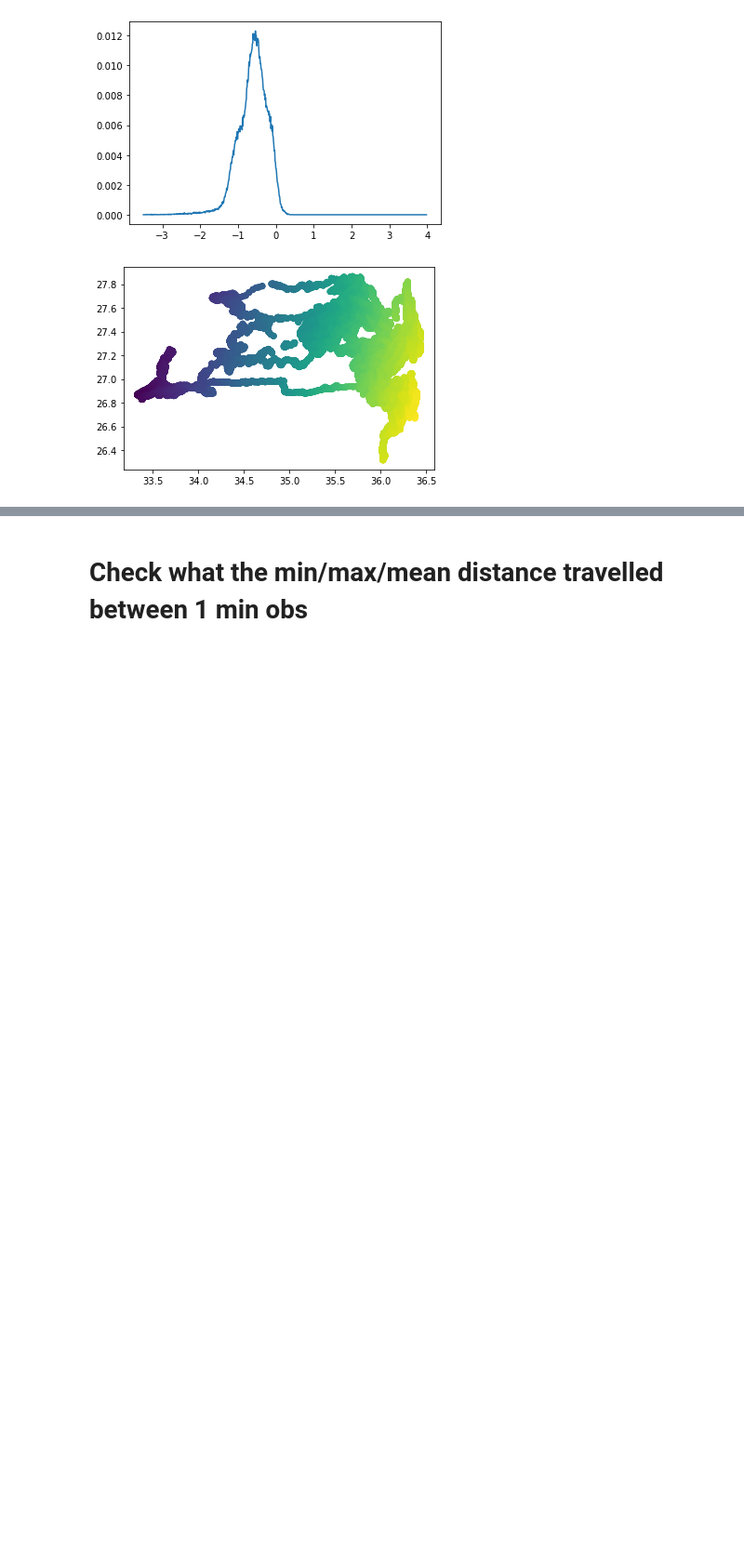
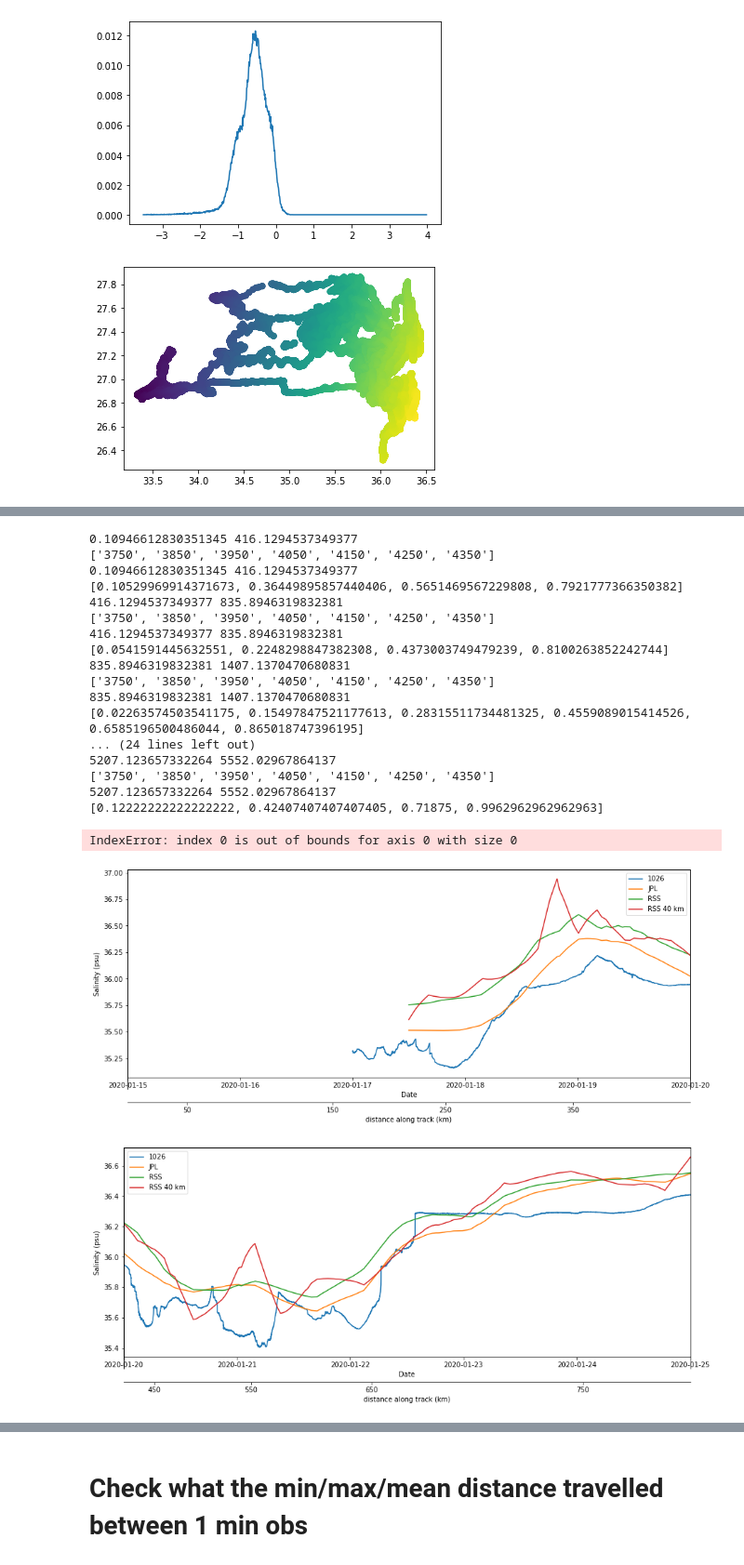
Before and after one commit to cgentemann/Saildrone, a Jupyter notebook: atomic/Calculate_density_plot.ipynb, the cells around one changed output, grey strips where cells are left out. Shown at 93% size. Cells and saved outputs as stored; diff of their text form; code cells hidden in the pictures; blank space fills up the shorter version.

```diff
--- a/atomic/Calculate_density_plot.ipynb
+++ b/atomic/Calculate_density_plot.ipynb
@@ -453,0 +612,30 @@ plt.plot(ds_rss.sss_smap_40km[:,25,29])
+# %%
+t1,t2 = np.datetime64('2020-02-15T09'),np.datetime64('2020-02-21T00')
+var1,var2,var3,var4,ystr= 'SAL_SBE37_MEAN','smap_sss','sss_smap','sss_smap_40km','Salinity (psu)'
+dy1 = ds.time[0]
+offset=0
+for i in range(12):
+    t1 = np.datetime64('2020-01-20')+np.timedelta64((i-1)*5,'D')
+    t2 = t1+np.timedelta64(5,'D')
+    ts_plot(t1,t2,var1,var2,var3,var4,ystr,figs_dir,ds,ds_rss_usv,ds_jpl_usv,'salinity',offset)
+# %% [output]
+0.10946612830351345 416.1294537349377
+['3750', '3850', '3950', '4050', '4150', '4250', '4350']
+0.10946612830351345 416.1294537349377
+[0.10529969914371673, 0.36449895857440406, 0.5651469567229808, 0.7921777366350382]
+416.1294537349377 835.8946319832381
+['3750', '3850', '3950', '4050', '4150', '4250', '4350']
+416.1294537349377 835.8946319832381
+[0.0541591445632551, 0.2248298847382308, 0.4373003749479239, 0.8100263852242744]
+835.8946319832381 1407.1370470680831
+['3750', '3850', '3950', '4050', '4150', '4250', '4350']
+835.8946319832381 1407.1370470680831
+[0.02263574503541175, 0.15497847521177613, 0.28315511734481325, 0.4559089015414526, 0.6585196500486044, 0.865018747396195]
+... (24 lines left out)
+5207.123657332264 5552.02967864137
+['3750', '3850', '3950', '4050', '4150', '4250', '4350']
+5207.123657332264 5552.02967864137
+[0.12222222222222222, 0.42407407407407405, 0.71875, 0.9962962962962963]
+IndexError: index 0 is out of bounds for axis 0 with size 0
+[figure, added]
+[figure, added]
```
Also changed, not shown: parts of 15 cells of this notebook, 1 other file.
